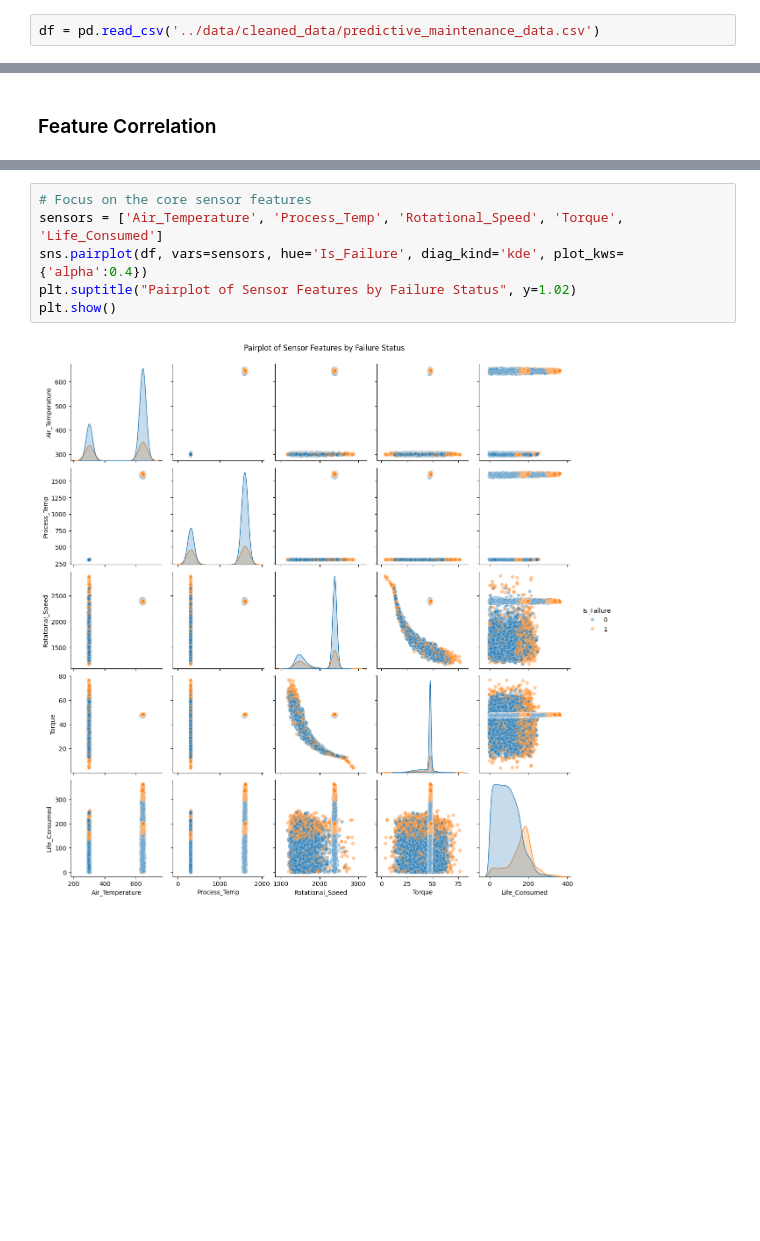
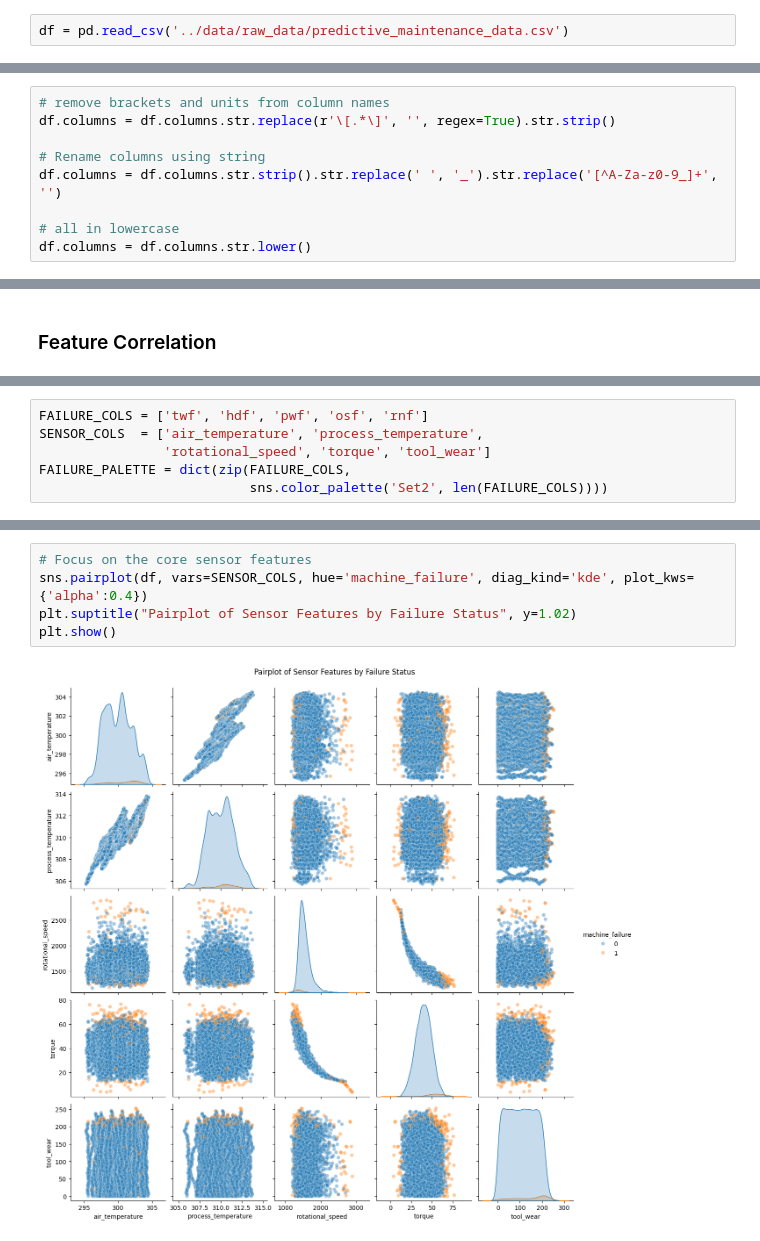
Before and after one commit to bytefairy0/MachineGuard-mlops-pipeline, a Jupyter notebook: notebooks/eda.ipynb, the cells around one changed output, grey strips where cells are left out. Saved outputs shown, nothing was run; the diff lists cells and outputs as text; blank space fills up the shorter version.

```diff
--- a/notebooks/eda.ipynb
+++ b/notebooks/eda.ipynb
@@ -6,2 +9,2 @@ import numpy as np
 # %%
-df = pd.read_csv('../data/cleaned_data/predictive_maintenance_data.csv')
+df = pd.read_csv('../data/raw_data/predictive_maintenance_data.csv')
@@ -74,0 +80,9 @@ plt.show()
+# %%
+# remove brackets and units from column names
+df.columns = df.columns.str.replace(r'\[.*\]', '', regex=True).str.strip()
+
+# Rename columns using string
+df.columns = df.columns.str.strip().str.replace(' ', '_').str.replace('[^A-Za-z0-9_]+', '')
+
+# all in lowercase
+df.columns = df.columns.str.lower()
@@ -89,3 +110,9 @@ plt.show()
+# %%
+FAILURE_COLS = ['twf', 'hdf', 'pwf', 'osf', 'rnf']
+SENSOR_COLS  = ['air_temperature', 'process_temperature',
+                'rotational_speed', 'torque', 'tool_wear']
+FAILURE_PALETTE = dict(zip(FAILURE_COLS,
+                           sns.color_palette('Set2', len(FAILURE_COLS))))
 # %%
 # Check for class imbalance
 plt.figure(figsize=(12, 5))
@@ -107,8 +208,7 @@ Passing `palette` without assigning `hue` is deprecated and will be removed in v
 # %%
 # Focus on the core sensor features
-sensors = ['Air_Temperature', 'Process_Temp', 'Rotational_Speed', 'Torque', 'Life_Consumed']
-sns.pairplot(df, vars=sensors, hue='Is_Failure', diag_kind='kde', plot_kws={'alpha':0.4})
+sns.pairplot(df, vars=SENSOR_COLS, hue='machine_failure', diag_kind='kde', plot_kws={'alpha':0.4})
 plt.suptitle("Pairplot of Sensor Features by Failure Status", y=1.02)
 plt.show()
 # %% [output]
-[figure, old version]
+[figure, new version]
```
Also changed, not shown: parts of 35 cells of this notebook, 17 other files.
